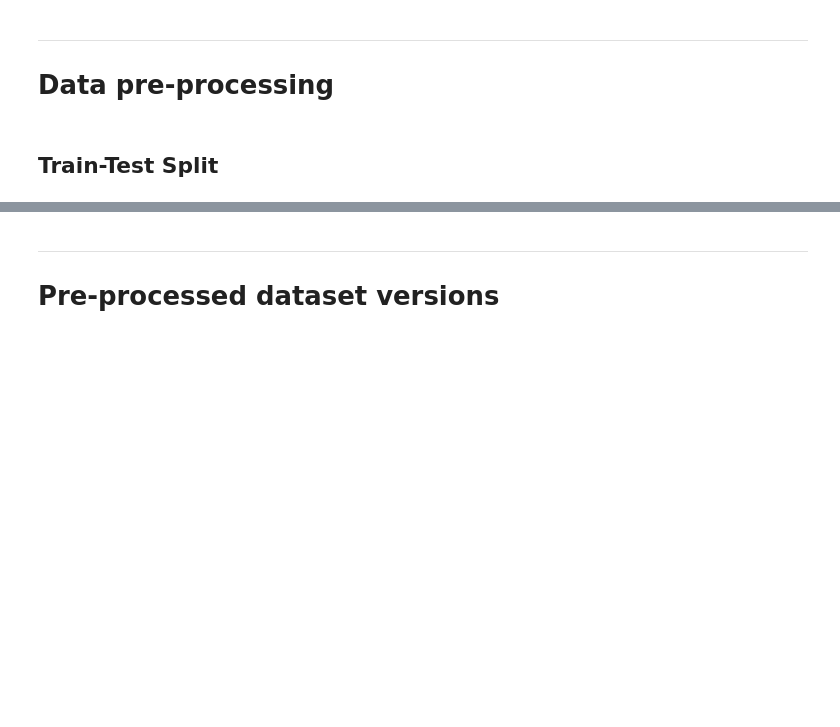
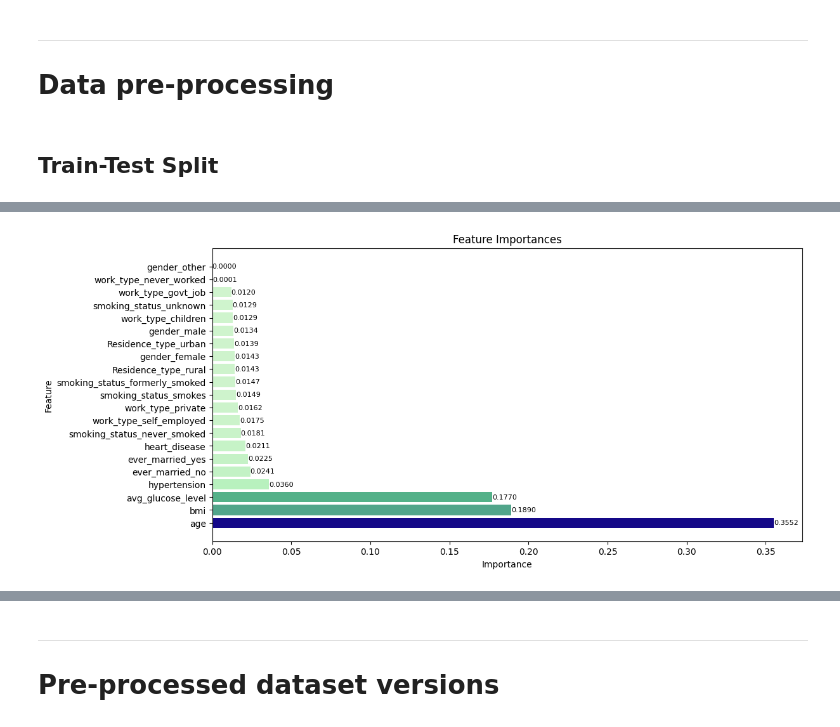
Before and after one commit to stefanosPanteli/EPL448_Team1_StrokePrediction, a Jupyter notebook: project.ipynb, the cells around one changed output, grey strips where cells are left out. Cells and saved outputs as stored; diff of their text form; code cells hidden in the pictures; blank space fills up the shorter version.

```diff
--- a/project.ipynb
+++ b/project.ipynb
@@ -572,0 +824,84 @@ categorical_pipe = Pipeline(steps=[ # TODO: what is this
+# %%
+def get_feature_importance(X_train, y_train) -> tuple[list[str], dict[str, float]]:
+    '''
+    `get_feature_importance`
+        Returns the feature importance of the Random Forest Classifier
+
+    `Args:`
+        X_train (pd.DataFrame): The training data
+        y_train (pd.DataFrame): The training labels
+        top_k (int): The top k features
+
+    `Returns:`
+        (List[str], dict[str, float]): The features and their importance of the Random Forest Classifier
+    '''
+    # Train the Random Forest Classifier
+    model = RandomForestClassifier(n_estimators= 100, random_state= 123, class_weight= "balanced_subsample")
+
+    # Fitting the Random Forest Classifier
+    model.fit(X_train, y_train)
+
+    # Get feature importances for each feature
+    importances = model.feature_importances_
+    # Create a DataFrame with feature name: importance
+    feature_importances = pd.DataFrame({
+        'feature': X_train.columns,
+        'importance': importances
+    })
+    feature_importances = feature_importances.sort_values(by= 'importance', ascending= False)
+
+    return feature_importances['feature'].tolist(), feature_importances
+
+def plot_feature_importance(feature_importances: pd.DataFrame, skip_many: bool= False) -> None:
+    '''
+    `plot_feature_importance`
+        Plots the feature importance of the Random Forest Classifier
+
+    `Args:`
+        feature_importances (pd.DataFrame): The feature importance of the Random Forest Classifier
+        top_k (int): The top k features
+
+    '''
+    # Sort the features by importance
+    feature_importances_topk = feature_importances.sort_values('importance', ascending= False)
+
+    if skip_many:
+        # remove features of w2v and glove and tf_idf and bow
+        feature_importances_topk = feature_importances_topk[feature_importances_topk['feature'].str.contains('w2v')   == False]
+        feature_importances_topk = feature_importances_topk[feature_importances_topk['feature'].str.contains('glove') == False]
+        feature_importances_topk = feature_importances_topk[feature_importances_topk['feature'].str.contains('idf')   == False]
+        feature_importances_topk = feature_importances_topk[feature_importances_topk['feature'].str.contains('bow')   == False]
+
+    # Plot top 25
+    plt.figure(figsize=(12, 6))
+    plt.xlabel('Importance')
+    plt.ylabel('Feature')
+    plt.title('Feature Importances')
+    # Create a colormap
+    cmap = mcolors.LinearSegmentedColormap.from_list('importance_gradient', ['#dcf5d5', '#61e786', '#47798d', '#140888'])
+    # Normalize importance values to the range [0, 1] for the colormap
+    norm = mcolors.Normalize(
+        vmin= feature_importances_topk['importance'].min(),
+        vmax= feature_importances_topk['importance'].max()
+    )
+    colors = [cmap(norm(value)) for value in feature_importances_topk['importance']]
+    bars = plt.barh(feature_importances_topk['feature'], feature_importances_topk['importance'], color= colors)
+    # Add the value labels to the bars
+    for bar in bars:
+        value = bar.get_width() # The width of the bar corresponds to the importance value
+        plt.text(
+            x= value, # x-position is the value of the bar
+            y= bar.get_y() + bar.get_height()/2, # y-position is the middle of the bar
+            s= f'{value:.4f}', # The text to display, formatted to 4 decimal places
+            va= 'center', # Vertically center the text
+            ha= 'left', # Horizontally align the text to the left
+            fontsize= 8
+        )
+    plt.xlim(right= feature_importances_topk['importance'].max() * 1.05) # Give a little more space to the right
+    plt.show()
+
+# Get k most important features
+top_features, feature_importances = get_feature_importance(X_train, y_train)
+plot_feature_importance(feature_importances)
+# %% [output]
+[figure, added]
```
Also changed, not shown: parts of 40 cells of this notebook.
